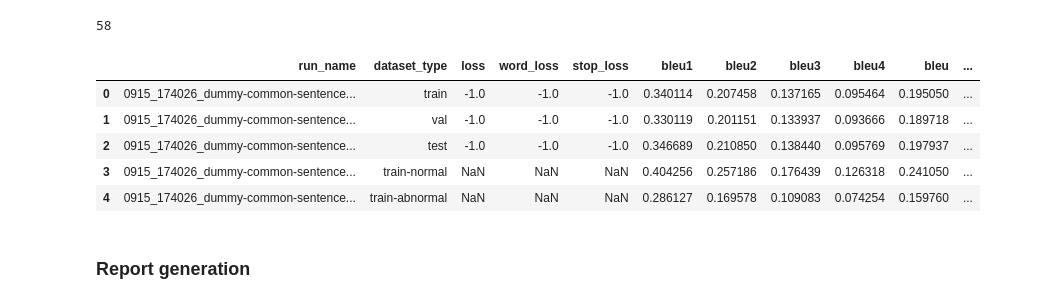
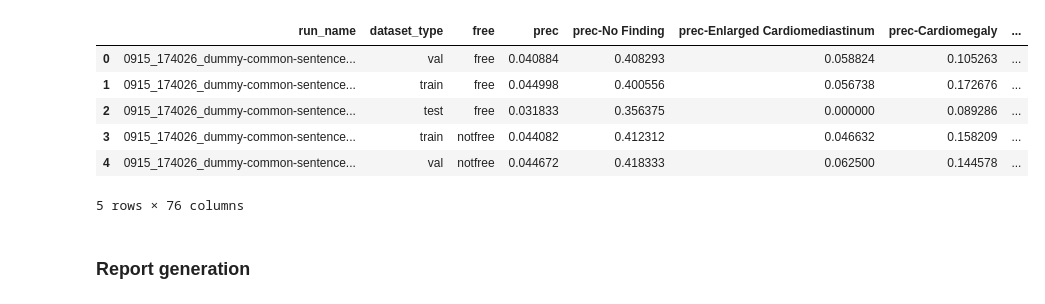
Before and after one commit to pdpino/medical-ai, a Jupyter notebook: medai/notebooks/results.ipynb, the cells around one changed output. Drawn from its saved outputs; the diff is of its cells as text; code cells hidden in the pictures.

```diff
--- a/medai/notebooks/results.ipynb
+++ b/medai/notebooks/results.ipynb
@@ -58,5 +14,0 @@ def load_results(chexpert=False):
-# %%
-all_results = load_results(chexpert=False)
-len(all_results)
-# %% [output]
-58
@@ -82,11 +25,55 @@ def create_results_df(all_results):
+# %%
+def load_results():
+    results_by_metric_type = {}
+
+    for run_name in os.listdir(results_folder):
+        if run_name == 'debug':
+            continue
+
+        folder = os.path.join(results_folder, run_name)
+        for filename in os.listdir(folder):
+            filepath = os.path.join(folder, filename)
+            if not os.path.isfile(filepath) or not filename.endswith('json'):
+                continue
+
+            metric_type = 'chexpert' if filename.startswith('chexpert') else 'base'
+            suffix = get_suffix(filename)
+
+            with open(filepath, 'r') as f:
+                results_dict = json.load(f)
+
+            results_df = pd.DataFrame.from_dict(results_dict, orient='index')
+            results_df.reset_index(inplace=True)
+            results_df.rename(columns={'index': 'dataset_type'}, inplace=True)
+            results_df['run_name'] = run_name
+            results_df['free'] = suffix
+
+            if metric_type not in results_by_metric_type:
+                results_by_metric_type[metric_type] = results_df
+            else:
+                prev = results_by_metric_type[metric_type]
+                results_by_metric_type[metric_type] = prev.append(results_df, ignore_index=True)
+
+    df = None
+    cols_in_order = list(key_cols)
+    for results in results_by_metric_type.values():
+        cols_in_order += [col for col in results.columns if col not in KEY_COLS]
+
+        if df is None:
+            df = results
+        else:
+            df = df.merge(results, on=KEY_COLS)
+
+    return df[cols_in_order]
 # %%
-RESULTS_DF = create_results_df(all_results)
+RESULTS_DF = load_results()
 RESULTS_DF.head()
 # %% [output]
-|  | run_name | dataset_type | loss | word_loss | stop_loss | bleu1 | bleu2 | bleu3 | bleu4 | bleu | ... |
-| 0 | 0915_174026_dummy-common-sentence... | train | -1.0 | -1.0 | -1.0 | 0.340114 | 0.207458 | 0.137165 | 0.095464 | 0.195050 | ... |
-| 1 | 0915_174026_dummy-common-sentence... | val | -1.0 | -1.0 | -1.0 | 0.330119 | 0.201151 | 0.133937 | 0.093666 | 0.189718 | ... |
-| 2 | 0915_174026_dummy-common-sentence... | test | -1.0 | -1.0 | -1.0 | 0.346689 | 0.210850 | 0.138440 | 0.095769 | 0.197937 | ... |
-| 3 | 0915_174026_dummy-common-sentence... | train-normal | NaN | NaN | NaN | 0.404256 | 0.257186 | 0.176439 | 0.126318 | 0.241050 | ... |
-| 4 | 0915_174026_dummy-common-sentence... | train-abnormal | NaN | NaN | NaN | 0.286127 | 0.169578 | 0.109083 | 0.074254 | 0.159760 | ... |
+|  | run_name | dataset_type | free | prec | prec-No Finding | prec-Enlarged Cardiomediastinum | prec-Cardiomegaly | ... |
+| 0 | 0915_174026_dummy-common-sentence... | val | free | 0.040884 | 0.408293 | 0.058824 | 0.105263 | ... |
+| 1 | 0915_174026_dummy-common-sentence... | train | free | 0.044998 | 0.400556 | 0.056738 | 0.172676 | ... |
+| 2 | 0915_174026_dummy-common-sentence... | test | free | 0.031833 | 0.356375 | 0.000000 | 0.089286 | ... |
+| 3 | 0915_174026_dummy-common-sentence... | train | notfree | 0.044082 | 0.412312 | 0.046632 | 0.158209 | ... |
+| 4 | 0915_174026_dummy-common-sentence... | val | notfree | 0.044672 | 0.418333 | 0.062500 | 0.144578 | ... |
+5 rows × 76 columns
 # %%
```
Also changed, not shown: parts of 16 cells of this notebook, 3 other files.
